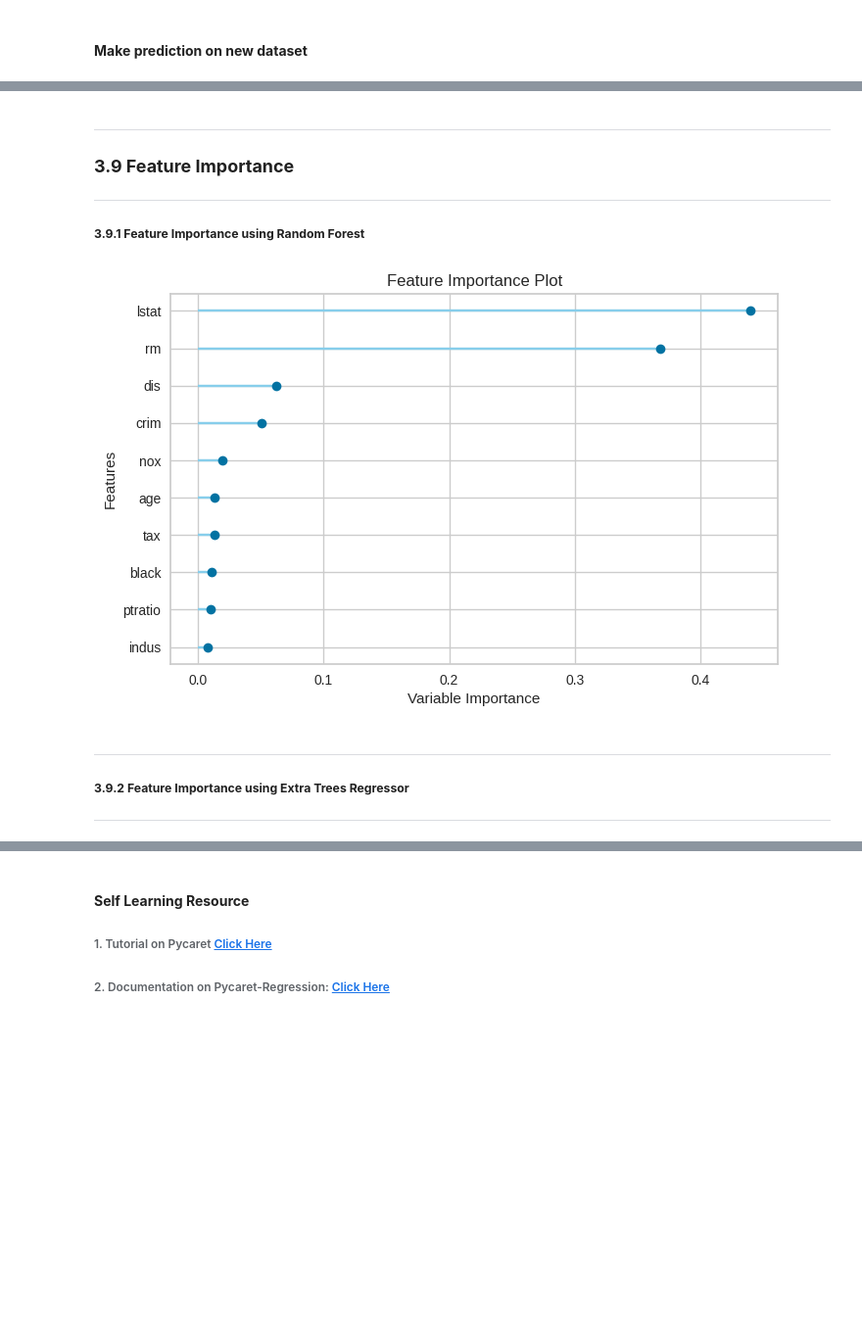
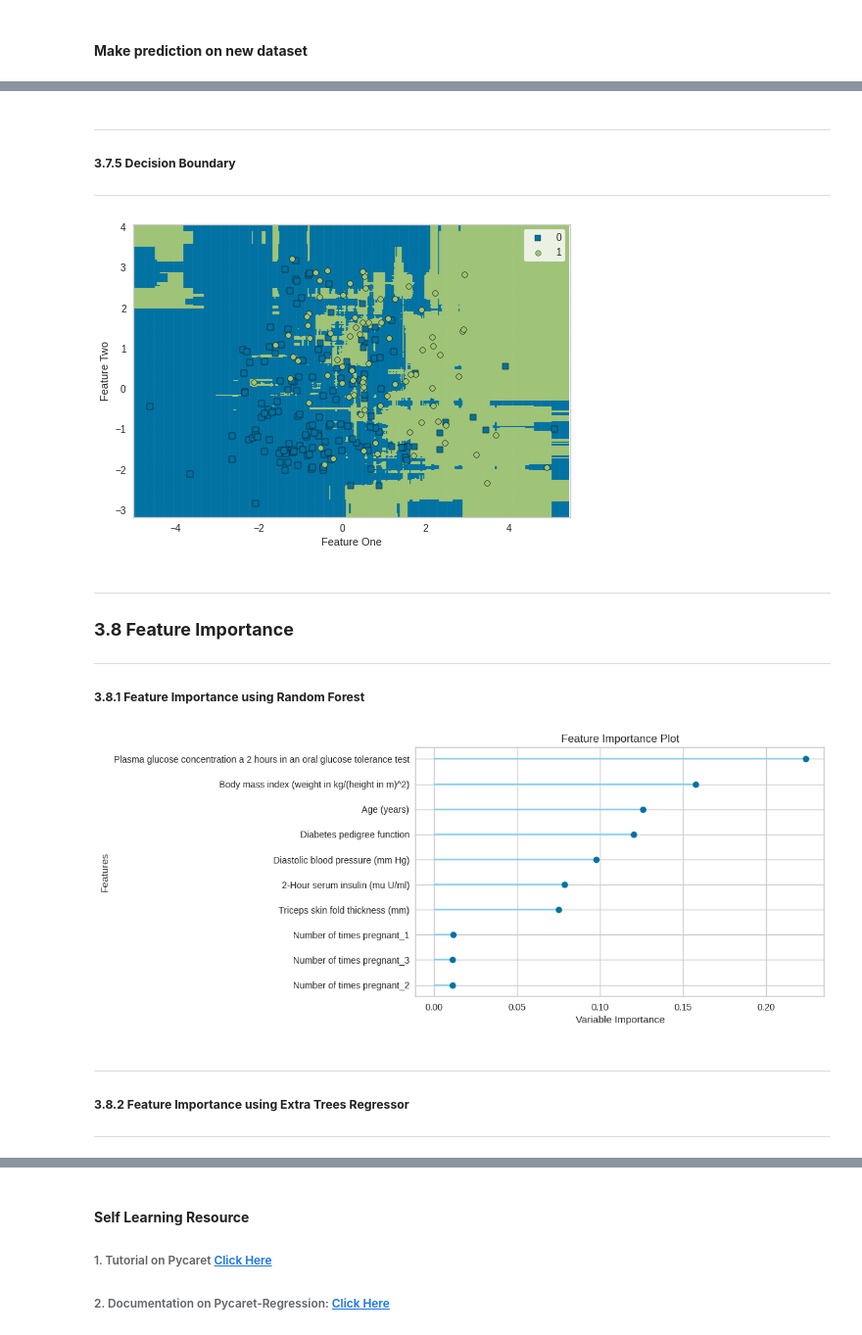
Before and after one commit to psrana/Machine-Learning-using-PyCaret, a Jupyter notebook: 02_PyCaret_for_Classification_with_Results.ipynb, the cells around one changed output, grey strips where cells are left out. Shown at 98% size. Saved outputs shown, nothing was run; the diff lists cells and outputs as text; code cells hidden in the pictures; blank space fills up the shorter version.

```diff
--- a/02_PyCaret_for_Classification_with_Results.ipynb
+++ b/02_PyCaret_for_Classification_with_Results.ipynb
@@ -592,16 +534,24 @@ plot_model(rf, plot='vc')
+# %% [markdown]
+---
+##### **3.7.5 Decision Boundary**
+---
+# %%
+plot_model(rfModel, plot='boundary')
+# %% [output]
+[figure, added]
 # %% [markdown]
 ---
-### **3.9 Feature Importance**
+### **3.8 Feature Importance**
 ---
 
-##### **3.9.1 Feature Importance using Random Forest**
+##### **3.8.1 Feature Importance using Random Forest**
 # %%
-model = create_model('rf')
-plot_model(model, plot='feature')
+rfModel = create_model('rf', verbose=False)
+plot_model(rfModel, plot='feature')
 # %% [output]
-[figure, old version]
+[figure, new version]
 # %% [markdown]
 ---
-##### **3.9.2 Feature Importance using Extra Trees Regressor**
+##### **3.8.2 Feature Importance using Extra Trees Regressor**
 ---
 # %%
```
Also changed, not shown: parts of 41 cells of this notebook.
